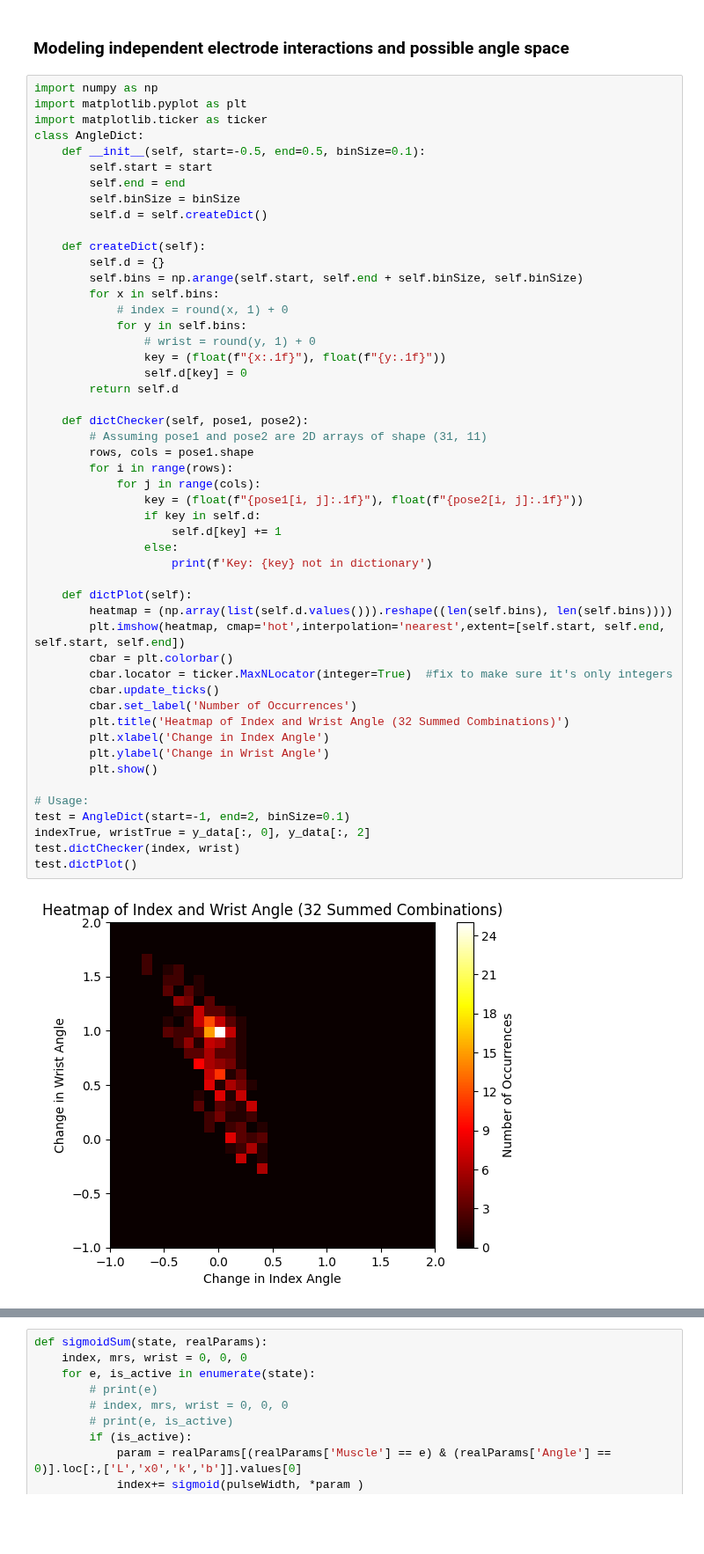
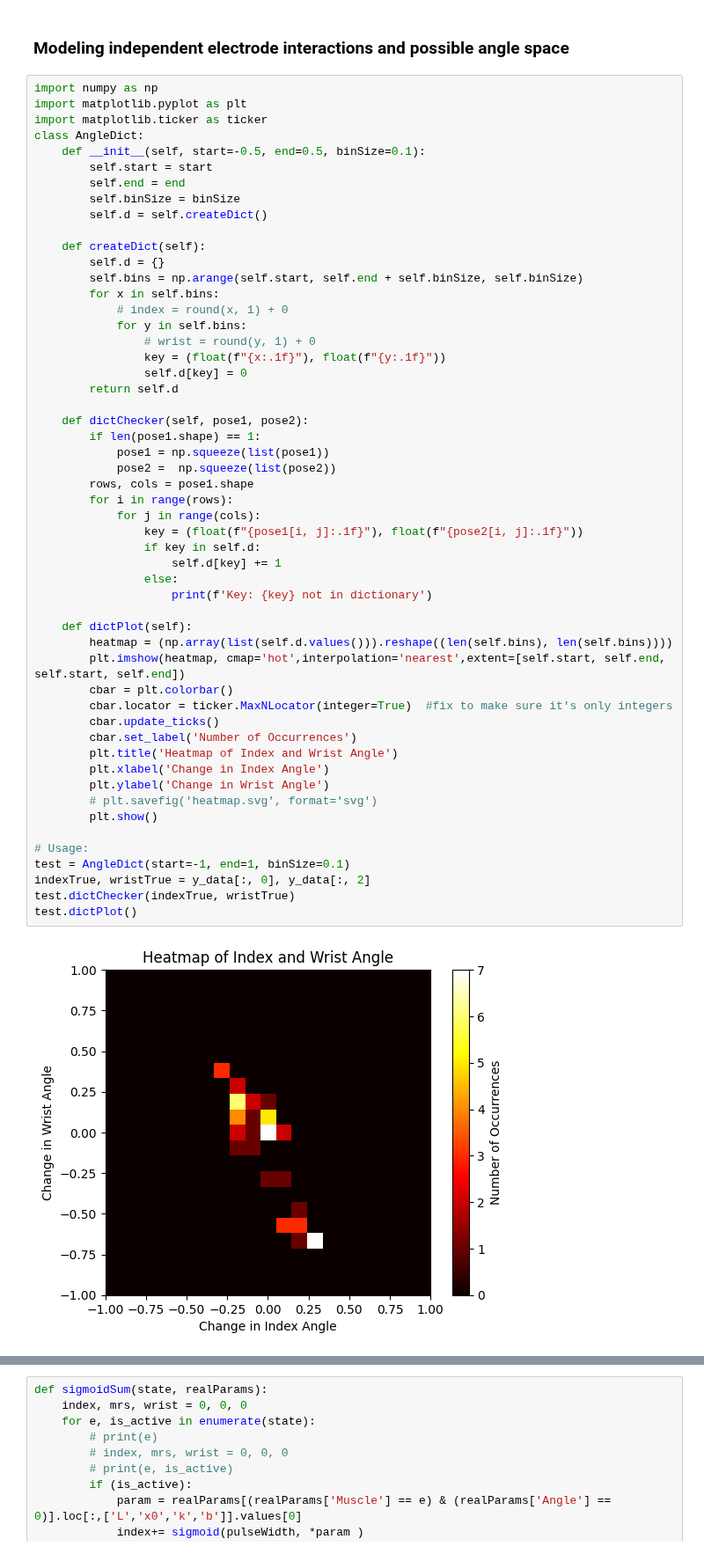
Before and after one commit to draeloslab/stim_behavior, a Jupyter notebook: notebooks/sigmoid.ipynb, the cells around one changed output, grey strips where cells are left out. Shown at 88% size. Saved outputs shown, nothing was run; the diff lists cells and outputs as text; blank space fills up the shorter version.

Commit message:
fixed dict function to work with weird mat files. Next step is to fix heatmap

```diff
--- a/notebooks/sigmoid.ipynb
+++ b/notebooks/sigmoid.ipynb
@@ -169,35 +170,38 @@ class AngleDict:
                 # wrist = round(y, 1) + 0
                 key = (float(f"{x:.1f}"), float(f"{y:.1f}"))
                 self.d[key] = 0
         return self.d
 
     def dictChecker(self, pose1, pose2):
-        # Assuming pose1 and pose2 are 2D arrays of shape (31, 11)
+        if len(pose1.shape) == 1:
+            pose1 = np.squeeze(list(pose1))
+            pose2 =  np.squeeze(list(pose2))
         rows, cols = pose1.shape
         for i in range(rows):
             for j in range(cols):
                 key = (float(f"{pose1[i, j]:.1f}"), float(f"{pose2[i, j]:.1f}"))
                 if key in self.d:
                     self.d[key] += 1
                 else:
                     print(f'Key: {key} not in dictionary')
 
     def dictPlot(self):
         heatmap = (np.array(list(self.d.values())).reshape((len(self.bins), len(self.bins))))
         plt.imshow(heatmap, cmap='hot',interpolation='nearest',extent=[self.start, self.end, self.start, self.end])
         cbar = plt.colorbar()
         cbar.locator = ticker.MaxNLocator(integer=True)  #fix to make sure it's only integers
         cbar.update_ticks()
         cbar.set_label('Number of Occurrences')
-        plt.title('Heatmap of Index and Wrist Angle (32 Summed Combinations)')
+        plt.title('Heatmap of Index and Wrist Angle')
         plt.xlabel('Change in Index Angle')
         plt.ylabel('Change in Wrist Angle')
+        # plt.savefig('heatmap.svg', format='svg')
         plt.show()
 
 # Usage:
-test = AngleDict(start=-1, end=2, binSize=0.1)
+test = AngleDict(start=-1, end=1, binSize=0.1)
 indexTrue, wristTrue = y_data[:, 0], y_data[:, 2]
-test.dictChecker(index, wrist)
+test.dictChecker(indexTrue, wristTrue)
 test.dictPlot()
 # %% [output]
-[figure, old version]
+[figure, new version]
```
Also changed, not shown: parts of 5 cells of this notebook.
